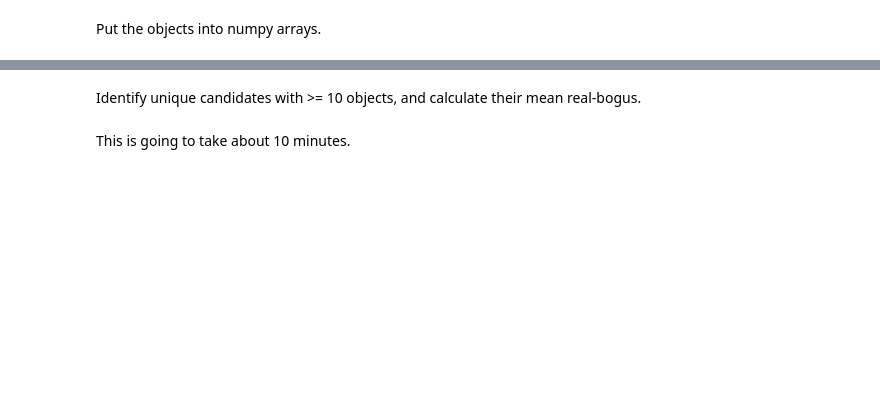
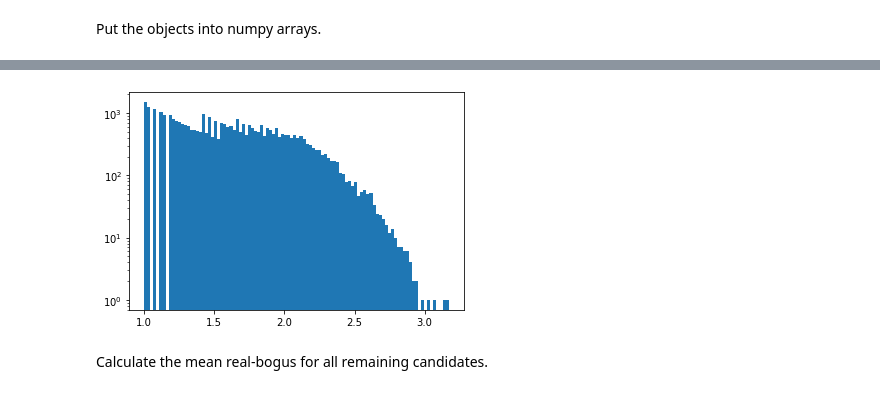
Before and after one commit to MelissaGraham/decam_ddf_tools, a Jupyter notebook: transients_science/create_nightly_epoch_lightcurves.ipynb, the cells around one changed output, grey strips where cells are left out. Drawn from its saved outputs; the diff is of its cells as text; code cells hidden in the pictures; blank space fills up the shorter version.

```diff
--- a/transients_science/create_nightly_epoch_lightcurves.ipynb
+++ b/transients_science/create_nightly_epoch_lightcurves.ipynb
@@ -113,11 +148,12 @@ dx = indices[tx]
 # %%
-obj_ra     = np.delete(obj_ra, dx)
-obj_dec    = np.delete(obj_dec, dx)
-obj_mag    = np.delete(obj_mag, dx)
-obj_mage   = np.delete(obj_mage, dx)
-obj_rb     = np.delete(obj_rb, dx)
-obj_filt   = np.delete(obj_filt, dx)
-obj_mjd    = np.delete(obj_mjd, dx)
-obj_candid = np.delete(obj_candid, dx)
-obj_propid = np.delete(obj_propid, dx)
-del tx, dx
+obj_ra     = np.delete(raw_obj_ra, dx)
+obj_dec    = np.delete(raw_obj_dec, dx)
+obj_mag    = np.delete(raw_obj_mag, dx)
+obj_mage   = np.delete(raw_obj_mage, dx)
+obj_rb     = np.delete(raw_obj_rb, dx)
+obj_filt   = np.delete(raw_obj_filt, dx)
+obj_mjd    = np.delete(raw_obj_mjd, dx)
+obj_candid = np.delete(raw_obj_candid, dx)
+obj_propid = np.delete(raw_obj_propid, dx)
+del dx
+del values, indices, counts
@@ -125,0 +160,2 @@ print(len(obj_ra))
+# %%
+values, indices, inverse, counts = np.unique(obj_candid, return_index=True, return_inverse=True, return_counts=True)
@@ -126,3 +170,8 @@ print(len(obj_ra))
+# %%
+plt.hist(np.log10(counts), bins=100, log=True)
+plt.show()
+# %% [output]
+[figure, added]
 # %% [markdown]
-Identify unique candidates with >= 10 objects, and calculate their mean real-bogus.
+Calculate the mean real-bogus for all remaining candidates.
 # %%
@@ -137,2 +180,0 @@ obj_keep = np.zeros(len(obj_ra), dtype='int')
-# %% [markdown]
-This is going to take about 10 minutes.
```
Also changed, not shown: parts of 31 cells of this notebook.
